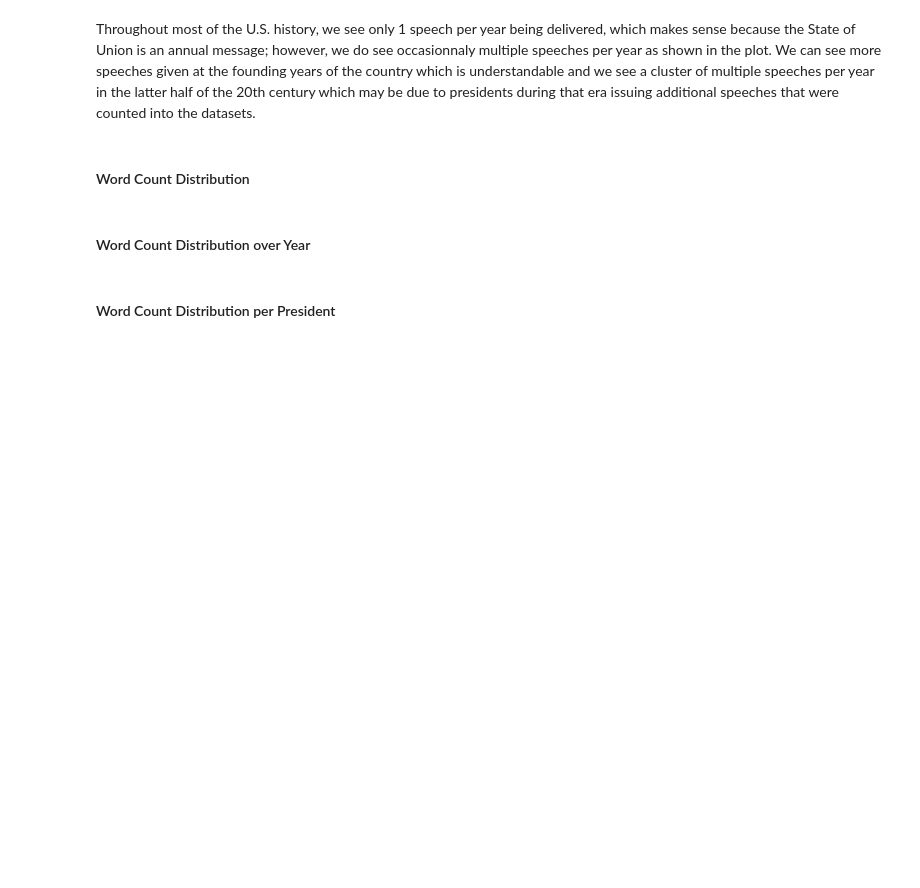
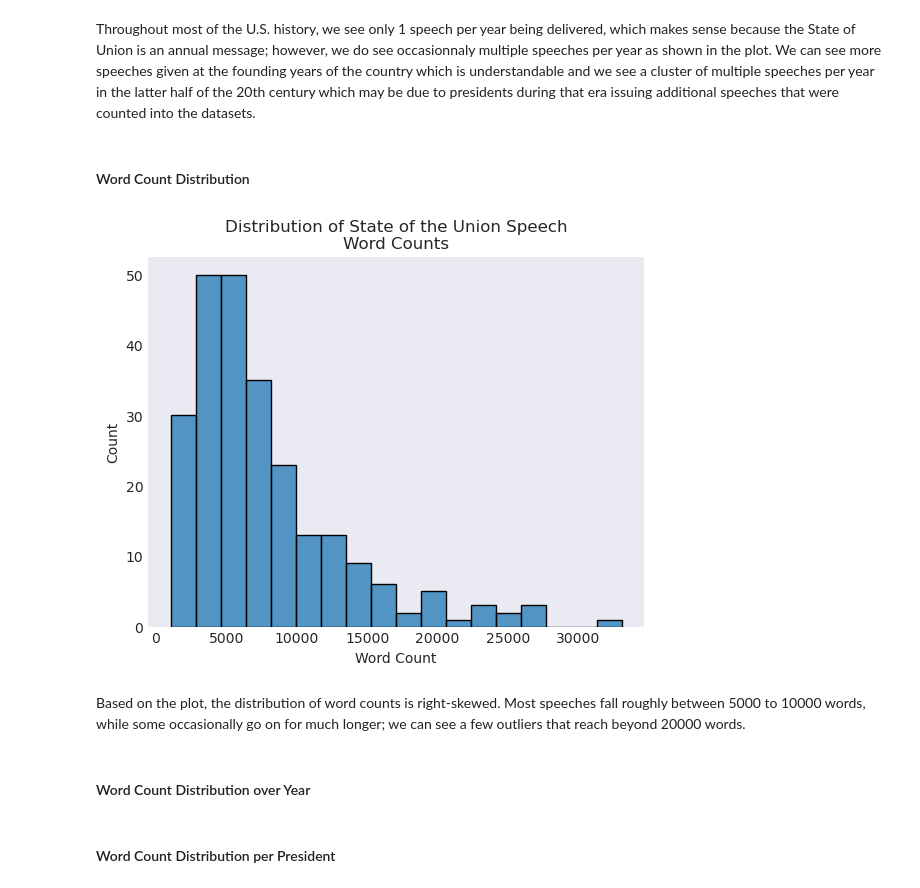
Before and after one commit to UCB-stat-159-f25/proj02-group25, a Jupyter notebook: nlp-P01.ipynb, the cells around one changed output. Cells and saved outputs as stored; diff of their text form; code cells hidden in the pictures; blank space fills up the shorter version.

Commit message:
added word count distribution

```diff
--- a/nlp-P01.ipynb
+++ b/nlp-P01.ipynb
@@ -66,6 +66,24 @@ ax.set_ylabel("Count");
 Throughout most of the U.S. history, we see only 1 speech per year being delivered, which makes sense because the State of Union is an annual message; however, we do see occasionnaly multiple speeches per year as shown in the plot. We can see more speeches given at the founding years of the country which is understandable and we see a cluster of multiple speeches per year in the latter half of the 20th century which may be due to presidents during that era issuing additional speeches that were counted into the datasets.
 # %% [markdown]
 #### Word Count Distribution
+# %%
+fig, ax = plt.subplots()
+
+sns.histplot(
+    data=sou,
+    x="Word Count",
+    kde=False,
+    ax=ax,
+    edgecolor="black"
+)
+
+ax.set_title("Distribution of State of the Union Speech\nWord Counts")
+ax.set_xlabel("Word Count")
+ax.set_ylabel("Count");
+# %% [output]
+[figure, added]
+# %% [markdown]
+Based on the plot, the distribution of word counts is right-skewed. Most speeches fall roughly between 5000 to 10000 words, while some occasionally go on for much longer; we can see a few outliers that reach beyond 20000 words.
 # %% [markdown]
 #### Word Count Distribution over Year
 # %% [markdown]
```
